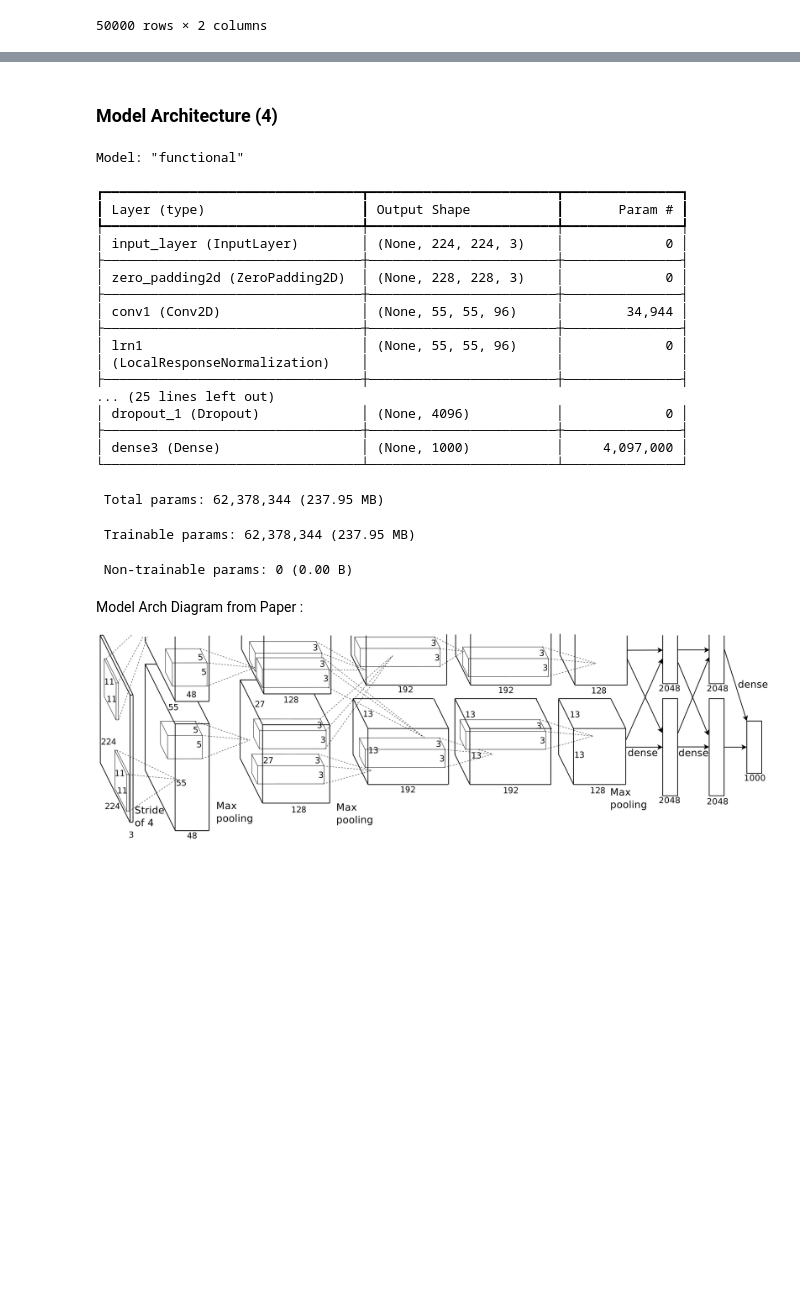
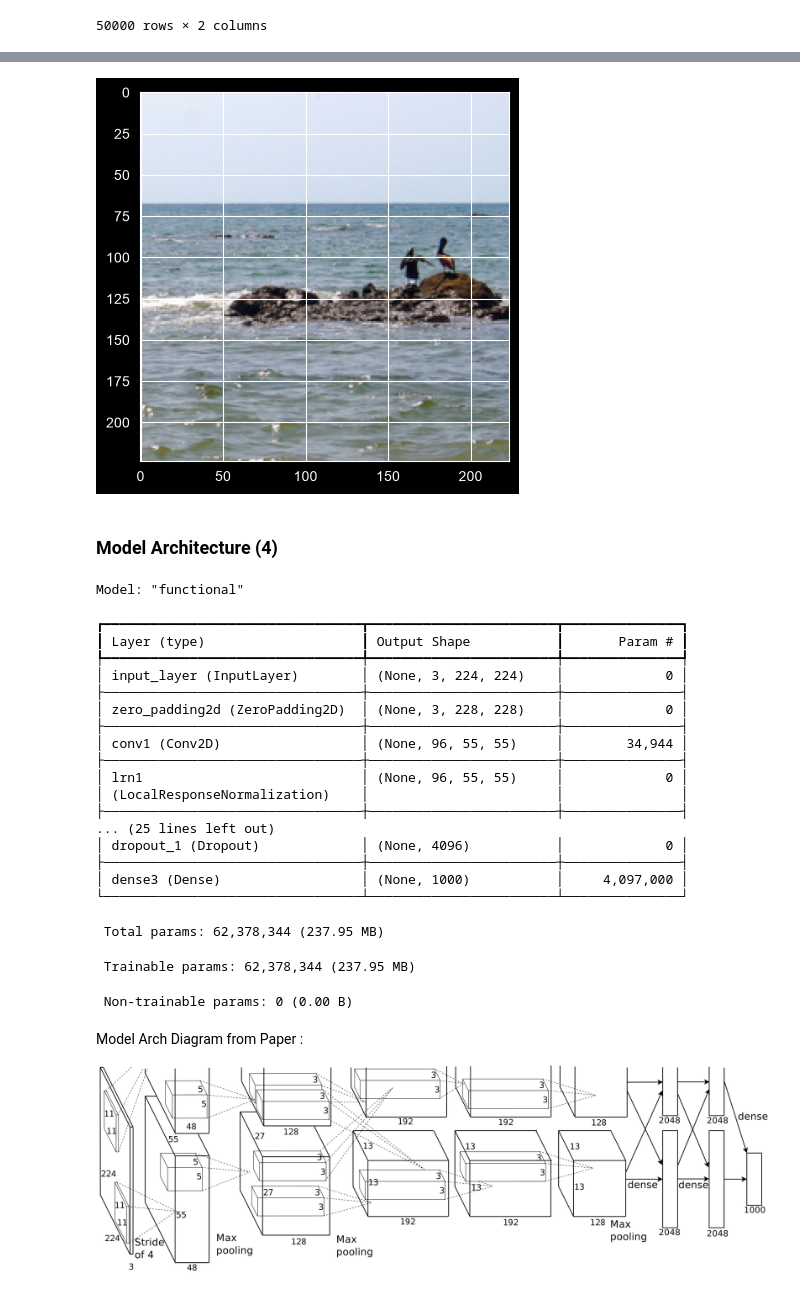
Before and after one commit to prashanthprabhu24/PaperClip, a Jupyter notebook: Imagenet/AlexNet.ipynb, the cells around one changed output, grey strips where cells are left out. Saved outputs shown, nothing was run; the diff lists cells and outputs as text; code cells hidden in the pictures; blank space fills up the shorter version.

```diff
--- a/Imagenet/AlexNet.ipynb
+++ b/Imagenet/AlexNet.ipynb
@@ -287,0 +234,29 @@ Clipping input data to the valid range for imshow with RGB data ([0..1] for floa
+# %%
+class ImageNetValDataset(Dataset):
+    def __init__(self, dataframe, img_dir, transform=None, class_to_idx=None):
+        self.dataframe = dataframe
+        self.img_dir = img_dir
+        self.transform = transform
+        self.class_to_idx = class_to_idx
+
+    def __len__(self):
+        return len(self.dataframe)
+
+    def __getitem__(self, idx):
+        img_name = self.dataframe.iloc[idx]['id']
+        img_path = os.path.join(self.img_dir, img_name)
+        image = Image.open(img_path).convert('RGB')
+        wnid_label = self.dataframe.iloc[idx]['class']
+        label = self.class_to_idx[wnid_label]
+        if self.transform:
+            image = self.transform(image)
+        return image, label
+
+val_dataset = ImageNetValDataset(
+    dataframe=val_df,
+    img_dir=os.path.join(dir, "val"),
+    transform=preprocess,
+    class_to_idx=train_dataset.class_to_idx)
+
+
+val_data = DataLoader(val_dataset, batch_size=192, shuffle=False, num_workers=0, pin_memory=True)
@@ -288,3 +270,8 @@ Clipping input data to the valid range for imshow with RGB data ([0..1] for floa
+# %%
+plt.imshow(np.transpose(images[0], (1, 2, 0)))
+plt.show()
+# %% [output]
+[figure, added]
 # %% [markdown]
 ### Model Architecture (4)
 # %%
@@ -310,5 +283,5 @@ class LocalResponseNormalization(keras.layers.Layer):
 # %%
-inputs = keras.Input(shape=(224, 224, 3))
+inputs = keras.Input(shape=(3, 224, 224))
 
 x = keras.layers.ZeroPadding2D(2)(inputs) # Padding for original conv size, embedded implementation in paper code, Can be skipped.
 
@@ -356,13 +329,13 @@ Model: "functional"
 ┏━━━━━━━━━━━━━━━━━━━━━━━━━━━━━━━━━┳━━━━━━━━━━━━━━━━━━━━━━━━┳━━━━━━━━━━━━━━━┓
 ┃ Layer (type)                    ┃ Output Shape           ┃       Param # ┃
 ┡━━━━━━━━━━━━━━━━━━━━━━━━━━━━━━━━━╇━━━━━━━━━━━━━━━━━━━━━━━━╇━━━━━━━━━━━━━━━┩
-│ input_layer (InputLayer)        │ (None, 224, 224, 3)    │             0 │
+│ input_layer (InputLayer)        │ (None, 3, 224, 224)    │             0 │
 ├─────────────────────────────────┼────────────────────────┼───────────────┤
-│ zero_padding2d (ZeroPadding2D)  │ (None, 228, 228, 3)    │             0 │
+│ zero_padding2d (ZeroPadding2D)  │ (None, 3, 228, 228)    │             0 │
 ├─────────────────────────────────┼────────────────────────┼───────────────┤
-│ conv1 (Conv2D)                  │ (None, 55, 55, 96)     │        34,944 │
+│ conv1 (Conv2D)                  │ (None, 96, 55, 55)     │        34,944 │
 ├─────────────────────────────────┼────────────────────────┼───────────────┤
-│ lrn1                            │ (None, 55, 55, 96)     │             0 │
+│ lrn1                            │ (None, 96, 55, 55)     │             0 │
 │ (LocalResponseNormalization)    │                        │               │
 ├─────────────────────────────────┼────────────────────────┼───────────────┤
 ... (25 lines left out)
```
Also changed, not shown: parts of 33 cells of this notebook.
